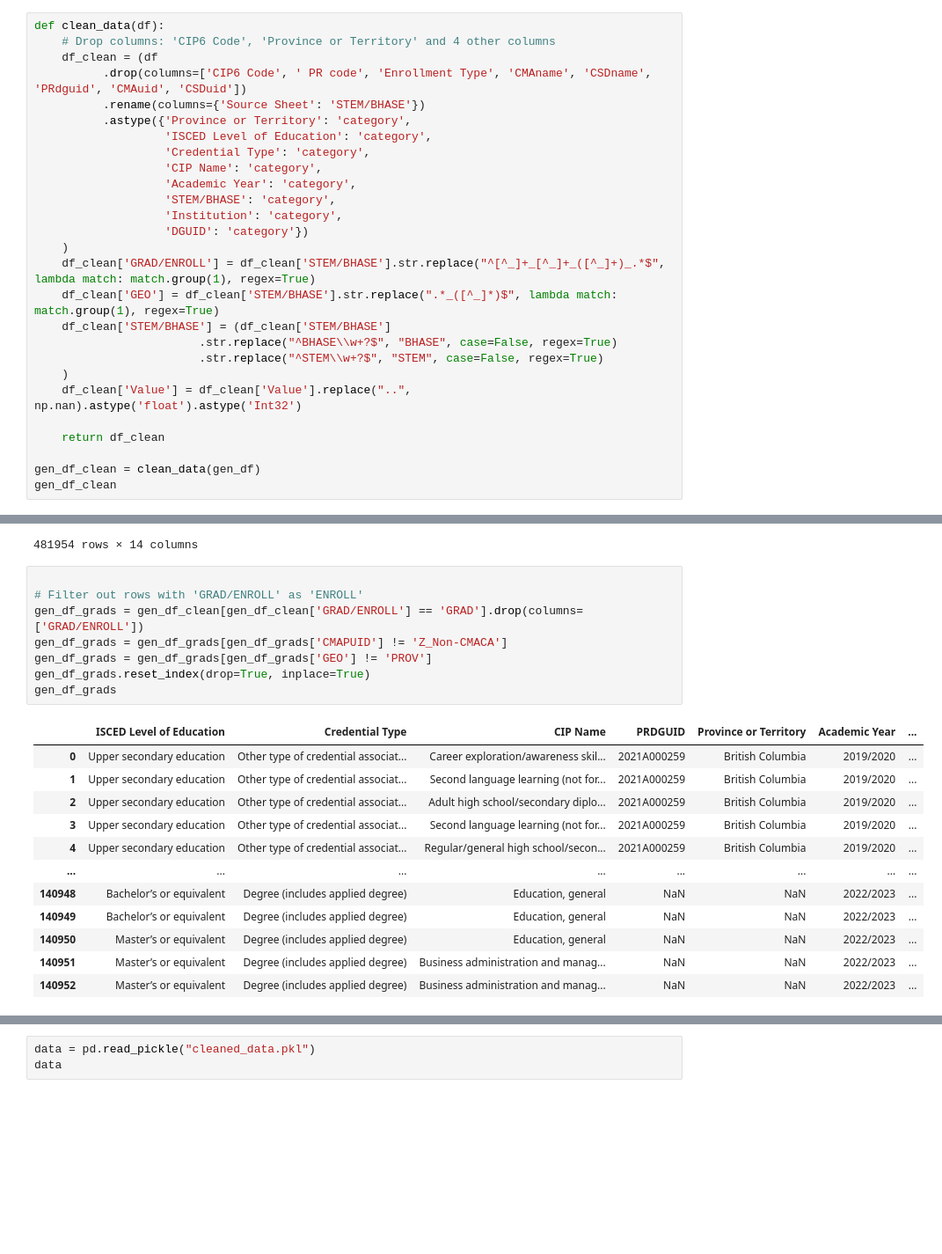
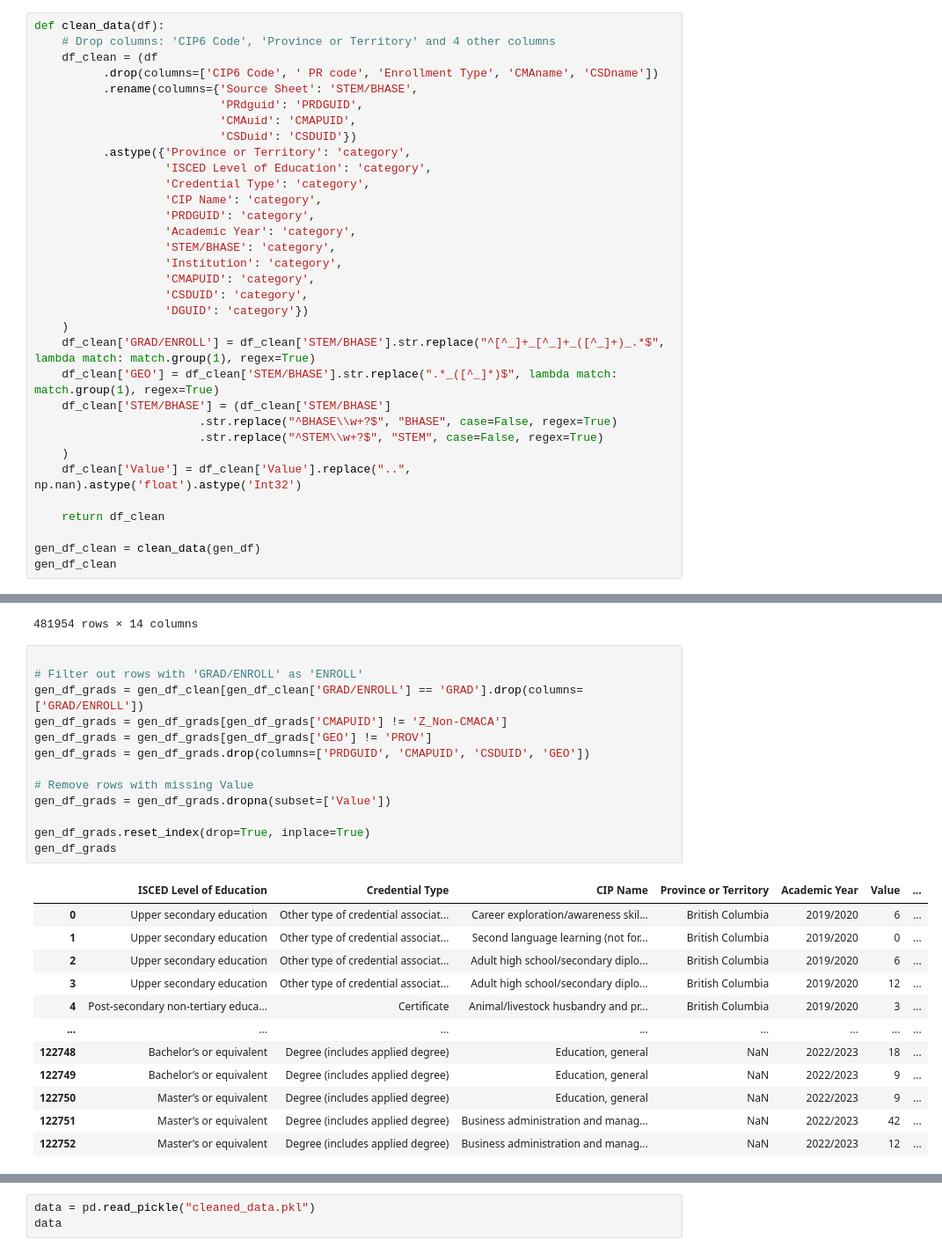
Before and after one commit to samuelmorency/StatCan-Web-App, a Jupyter notebook: data/data_wrangle backup.ipynb, the cells around one changed output, grey strips where cells are left out. Shown at 88% size. Cells and saved outputs as stored; diff of their text form; blank space fills up the shorter version.

```diff
--- a/data/data_wrangle backup.ipynb
+++ b/data/data_wrangle backup.ipynb
@@ -65,15 +65,21 @@ gen_df
 def clean_data(df):
     # Drop columns: 'CIP6 Code', 'Province or Territory' and 4 other columns
     df_clean = (df
-          .drop(columns=['CIP6 Code', ' PR code', 'Enrollment Type', 'CMAname', 'CSDname', 'PRdguid', 'CMAuid', 'CSDuid'])
-          .rename(columns={'Source Sheet': 'STEM/BHASE'})
+          .drop(columns=['CIP6 Code', ' PR code', 'Enrollment Type', 'CMAname', 'CSDname'])
+          .rename(columns={'Source Sheet': 'STEM/BHASE',
+                           'PRdguid': 'PRDGUID',
+                           'CMAuid': 'CMAPUID',
+                           'CSDuid': 'CSDUID'})
           .astype({'Province or Territory': 'category',
                    'ISCED Level of Education': 'category',
                    'Credential Type': 'category',
                    'CIP Name': 'category',
+                   'PRDGUID': 'category',
                    'Academic Year': 'category',
                    'STEM/BHASE': 'category',
                    'Institution': 'category',
+                   'CMAPUID': 'category',
+                   'CSDUID': 'category',
                    'DGUID': 'category'})
     )
     df_clean['GRAD/ENROLL'] = df_clean['STEM/BHASE'].str.replace("^[^_]+_[^_]+_([^_]+)_.*$", lambda match: match.group(1), regex=True)
@@ -105,21 +111,26 @@ gen_df_clean
 # %%
 
 # Filter out rows with 'GRAD/ENROLL' as 'ENROLL'
 gen_df_grads = gen_df_clean[gen_df_clean['GRAD/ENROLL'] == 'GRAD'].drop(columns=['GRAD/ENROLL'])
 gen_df_grads = gen_df_grads[gen_df_grads['CMAPUID'] != 'Z_Non-CMACA']
 gen_df_grads = gen_df_grads[gen_df_grads['GEO'] != 'PROV']
+gen_df_grads = gen_df_grads.drop(columns=['PRDGUID', 'CMAPUID', 'CSDUID', 'GEO'])
+
+# Remove rows with missing Value
+gen_df_grads = gen_df_grads.dropna(subset=['Value'])
+
 gen_df_grads.reset_index(drop=True, inplace=True)
 gen_df_grads
 # %% [output]
-|  | ISCED Level of Education | Credential Type | CIP Name | PRDGUID | Province or Territory | Academic Year | ... |
-| 0 | Upper secondary education | Other type of credential associat... | Career exploration/awareness skil... | 2021A000259 | British Columbia | 2019/2020 | ... |
-| 1 | Upper secondary education | Other type of credential associat... | Second language learning (not for... | 2021A000259 | British Columbia | 2019/2020 | ... |
-| 2 | Upper secondary education | Other type of credential associat... | Adult high school/secondary diplo... | 2021A000259 | British Columbia | 2019/2020 | ... |
-| 3 | Upper secondary education | Other type of credential associat... | Second language learning (not for... | 2021A000259 | British Columbia | 2019/2020 | ... |
-| 4 | Upper secondary education | Other type of credential associat... | Regular/general high school/secon... | 2021A000259 | British Columbia | 2019/2020 | ... |
+|  | ISCED Level of Education | Credential Type | CIP Name | Province or Territory | Academic Year | Value | ... |
+| 0 | Upper secondary education | Other type of credential associat... | Career exploration/awareness skil... | British Columbia | 2019/2020 | 6 | ... |
+| 1 | Upper secondary education | Other type of credential associat... | Second language learning (not for... | British Columbia | 2019/2020 | 0 | ... |
+| 2 | Upper secondary education | Other type of credential associat... | Adult high school/secondary diplo... | British Columbia | 2019/2020 | 6 | ... |
+| 3 | Upper secondary education | Other type of credential associat... | Adult high school/secondary diplo... | British Columbia | 2019/2020 | 12 | ... |
+| 4 | Post-secondary non-tertiary educa... | Certificate | Animal/livestock husbandry and pr... | British Columbia | 2019/2020 | 3 | ... |
 | ... | ... | ... | ... | ... | ... | ... | ... |
-| 140948 | Bachelor’s or equivalent | Degree (includes applied degree) | Education, general | NaN | NaN | 2022/2023 | ... |
-| 140949 | Bachelor’s or equivalent | Degree (includes applied degree) | Education, general | NaN | NaN | 2022/2023 | ... |
-| 140950 | Master’s or equivalent | Degree (includes applied degree) | Education, general | NaN | NaN | 2022/2023 | ... |
-| 140951 | Master’s or equivalent | Degree (includes applied degree) | Business administration and manag... | NaN | NaN | 2022/2023 | ... |
-| 140952 | Master’s or equivalent | Degree (includes applied degree) | Business administration and manag... | NaN | NaN | 2022/2023 | ... |
+| 122748 | Bachelor’s or equivalent | Degree (includes applied degree) | Education, general | NaN | 2022/2023 | 18 | ... |
+| 122749 | Bachelor’s or equivalent | Degree (includes applied degree) | Education, general | NaN | 2022/2023 | 9 | ... |
+| 122750 | Master’s or equivalent | Degree (includes applied degree) | Education, general | NaN | 2022/2023 | 9 | ... |
+| 122751 | Master’s or equivalent | Degree (includes applied degree) | Business administration and manag... | NaN | 2022/2023 | 42 | ... |
+| 122752 | Master’s or equivalent | Degree (includes applied degree) | Business administration and manag... | NaN | 2022/2023 | 12 | ... |
```
Also changed, not shown: parts of 12 cells of this notebook, 1 other file.
